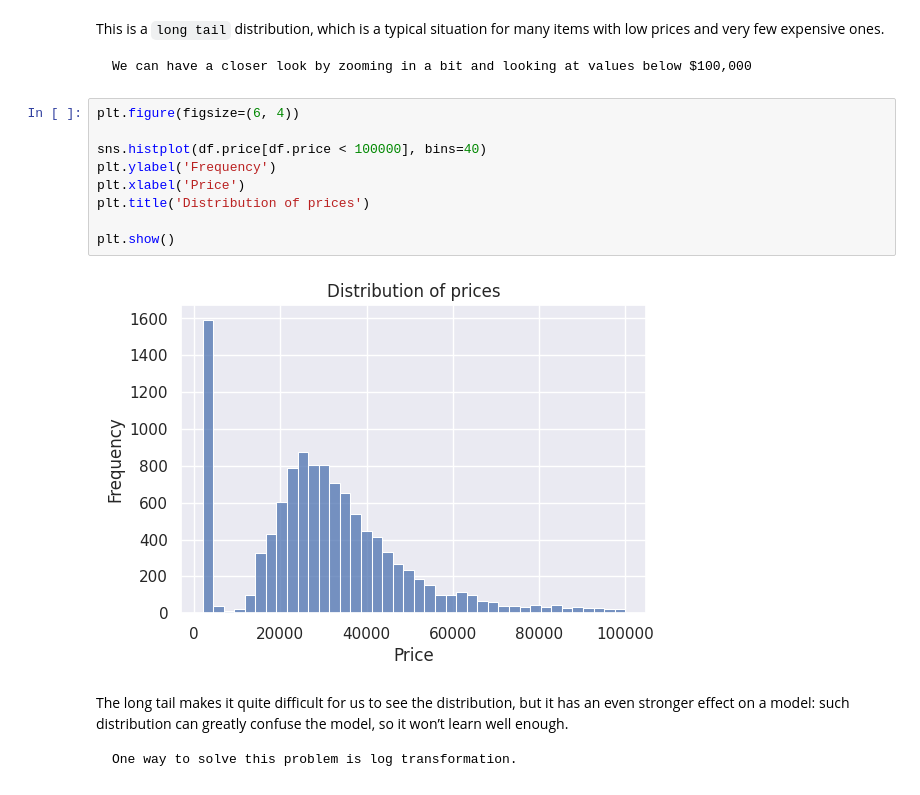
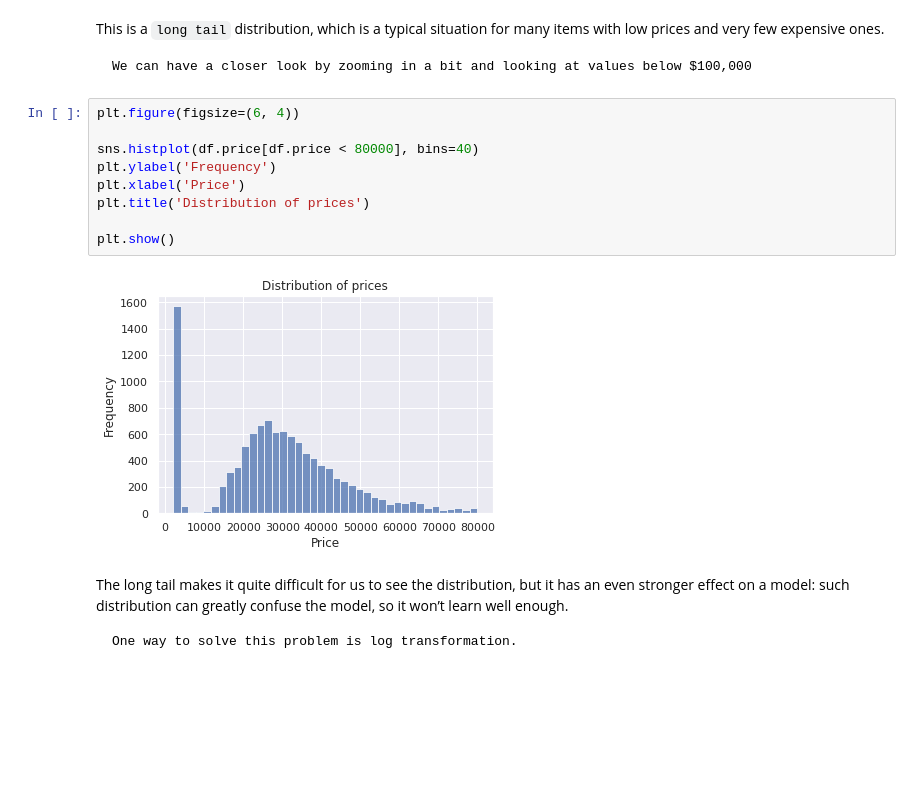
Before and after one commit to mahmai/project-AI, a Jupyter notebook: Car_Price_Prediction.ipynb, the cells around one changed output. Cells and saved outputs as stored; diff of their text form; blank space fills up the shorter version.

```diff
--- a/Car_Price_Prediction.ipynb
+++ b/Car_Price_Prediction.ipynb
@@ -229,14 +224,14 @@ This is a `long tail` distribution, which is a typical situation for many items
 # %%
 plt.figure(figsize=(6, 4))
 
-sns.histplot(df.price[df.price < 100000], bins=40)
+sns.histplot(df.price[df.price < 80000], bins=40)
 plt.ylabel('Frequency')
 plt.xlabel('Price')
 plt.title('Distribution of prices')
 
 plt.show()
 # %% [output]
-[figure, old version]
+[figure, new version]
 # %% [markdown]
 The long tail makes it quite difficult for us to see the distribution, but it has an even stronger effect on a model: such distribution can greatly confuse the model, so it won’t learn well enough.
 
```
Also changed, not shown: parts of 9 cells of this notebook.
